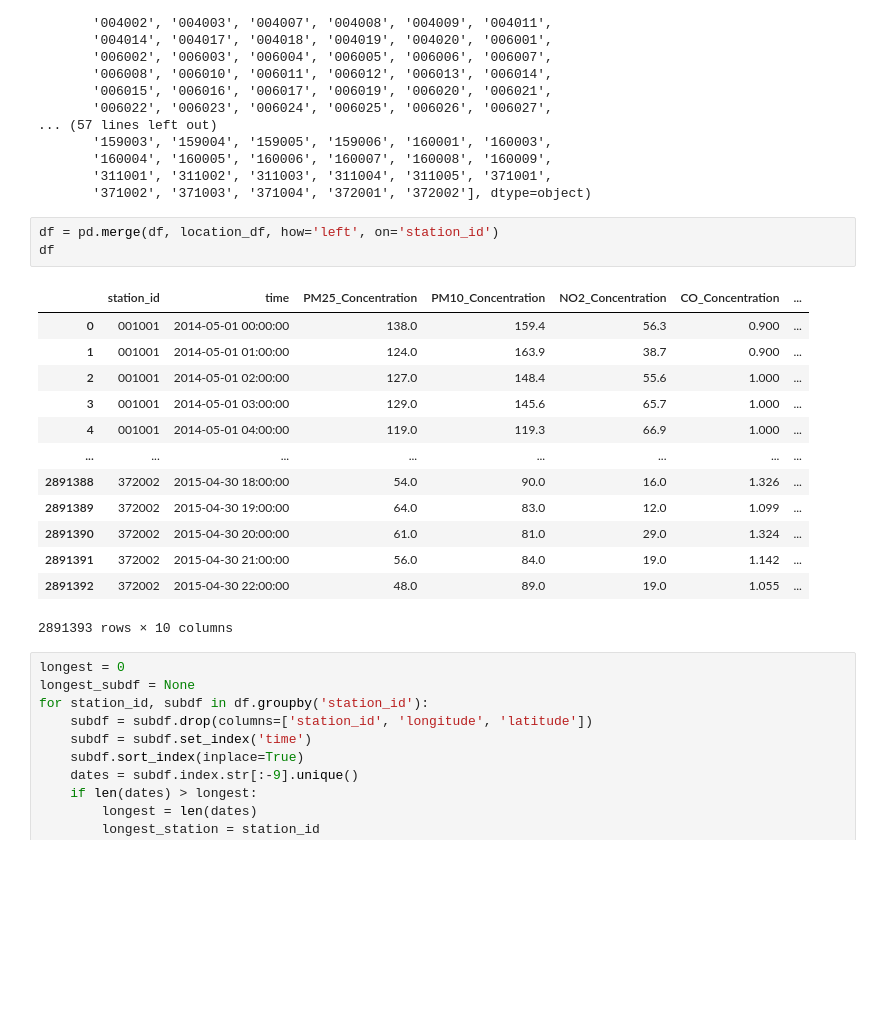
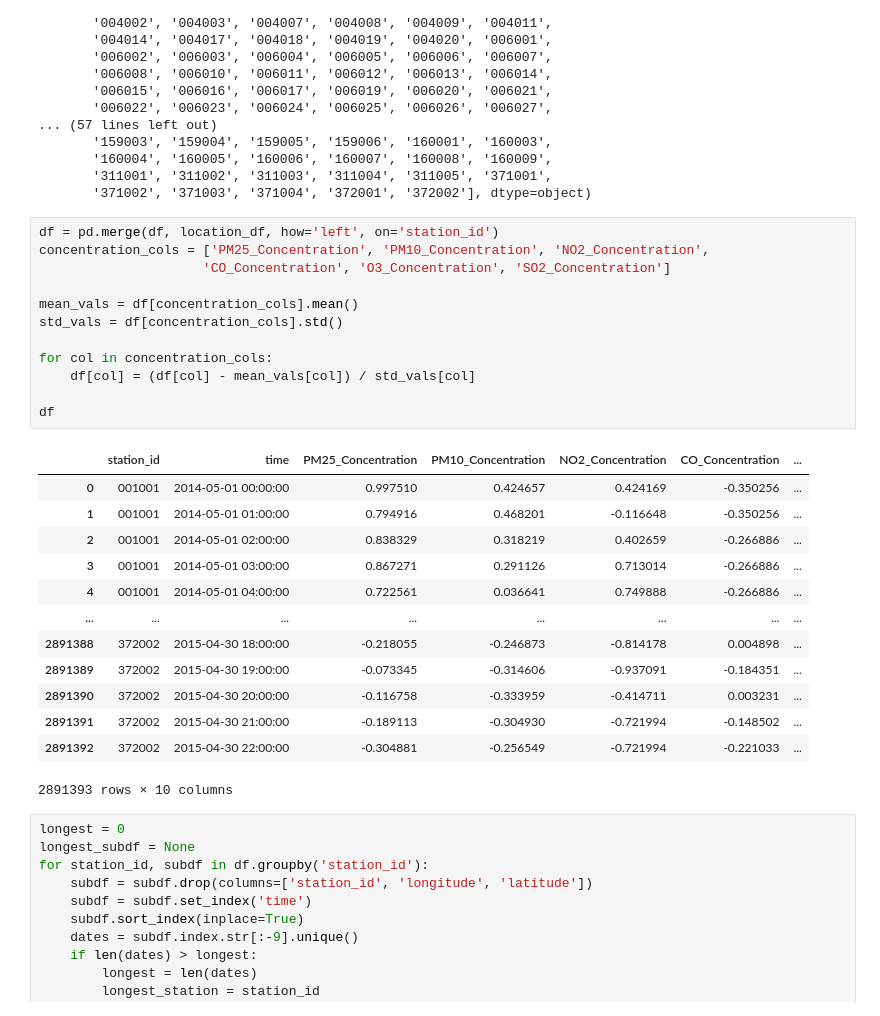
Before and after one commit to Veeeeeee7/SORS-2025, a Jupyter notebook: TST/data_preprocessing.ipynb, the cells around one changed output. Drawn from its saved outputs; the diff is of its cells as text; blank space fills up the shorter version.

```diff
--- a/TST/data_preprocessing.ipynb
+++ b/TST/data_preprocessing.ipynb
@@ -50,20 +49,29 @@ array(['001001', '001002', '001003', '001004', '001005', '001006',
        '371002', '371003', '371004', '372001', '372002'], dtype=object)
 # %%
 df = pd.merge(df, location_df, how='left', on='station_id')
+concentration_cols = ['PM25_Concentration', 'PM10_Concentration', 'NO2_Concentration',
+                     'CO_Concentration', 'O3_Concentration', 'SO2_Concentration']
+
+mean_vals = df[concentration_cols].mean()
+std_vals = df[concentration_cols].std()
+
+for col in concentration_cols:
+    df[col] = (df[col] - mean_vals[col]) / std_vals[col]
+
 df
 # %% [output]
 |  | station_id | time | PM25_Concentration | PM10_Concentration | NO2_Concentration | CO_Concentration | ... |
-| 0 | 001001 | 2014-05-01 00:00:00 | 138.0 | 159.4 | 56.3 | 0.900 | ... |
-| 1 | 001001 | 2014-05-01 01:00:00 | 124.0 | 163.9 | 38.7 | 0.900 | ... |
-| 2 | 001001 | 2014-05-01 02:00:00 | 127.0 | 148.4 | 55.6 | 1.000 | ... |
-| 3 | 001001 | 2014-05-01 03:00:00 | 129.0 | 145.6 | 65.7 | 1.000 | ... |
-| 4 | 001001 | 2014-05-01 04:00:00 | 119.0 | 119.3 | 66.9 | 1.000 | ... |
+| 0 | 001001 | 2014-05-01 00:00:00 | 0.997510 | 0.424657 | 0.424169 | -0.350256 | ... |
+| 1 | 001001 | 2014-05-01 01:00:00 | 0.794916 | 0.468201 | -0.116648 | -0.350256 | ... |
+| 2 | 001001 | 2014-05-01 02:00:00 | 0.838329 | 0.318219 | 0.402659 | -0.266886 | ... |
+| 3 | 001001 | 2014-05-01 03:00:00 | 0.867271 | 0.291126 | 0.713014 | -0.266886 | ... |
+| 4 | 001001 | 2014-05-01 04:00:00 | 0.722561 | 0.036641 | 0.749888 | -0.266886 | ... |
 | ... | ... | ... | ... | ... | ... | ... | ... |
-| 2891388 | 372002 | 2015-04-30 18:00:00 | 54.0 | 90.0 | 16.0 | 1.326 | ... |
-| 2891389 | 372002 | 2015-04-30 19:00:00 | 64.0 | 83.0 | 12.0 | 1.099 | ... |
-| 2891390 | 372002 | 2015-04-30 20:00:00 | 61.0 | 81.0 | 29.0 | 1.324 | ... |
-| 2891391 | 372002 | 2015-04-30 21:00:00 | 56.0 | 84.0 | 19.0 | 1.142 | ... |
-| 2891392 | 372002 | 2015-04-30 22:00:00 | 48.0 | 89.0 | 19.0 | 1.055 | ... |
+| 2891388 | 372002 | 2015-04-30 18:00:00 | -0.218055 | -0.246873 | -0.814178 | 0.004898 | ... |
+| 2891389 | 372002 | 2015-04-30 19:00:00 | -0.073345 | -0.314606 | -0.937091 | -0.184351 | ... |
+| 2891390 | 372002 | 2015-04-30 20:00:00 | -0.116758 | -0.333959 | -0.414711 | 0.003231 | ... |
+| 2891391 | 372002 | 2015-04-30 21:00:00 | -0.189113 | -0.304930 | -0.721994 | -0.148502 | ... |
+| 2891392 | 372002 | 2015-04-30 22:00:00 | -0.304881 | -0.256549 | -0.721994 | -0.221033 | ... |
 2891393 rows × 10 columns
 # %%
 longest = 0
```
Also changed, not shown: parts of 11 cells of this notebook, 5 other files.
